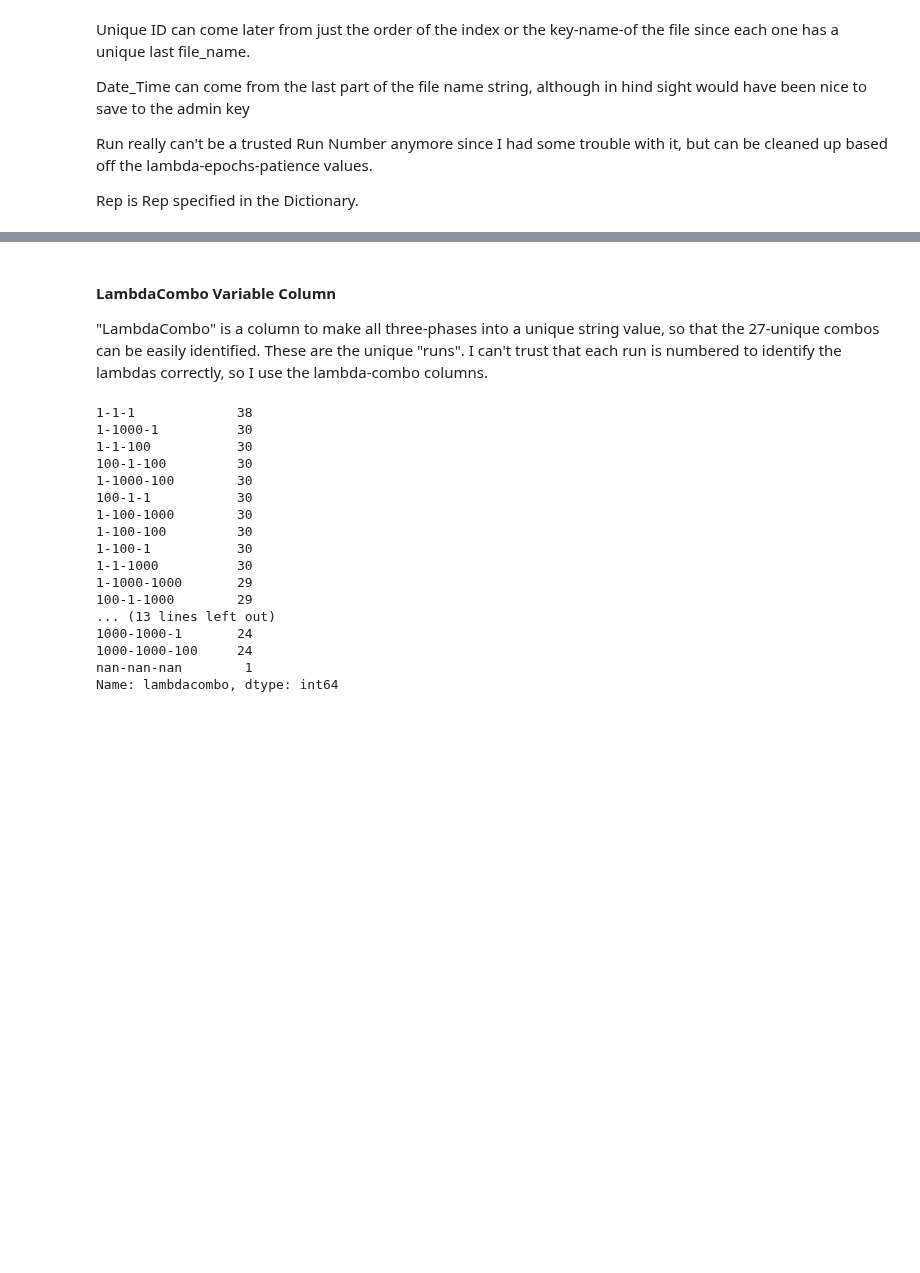
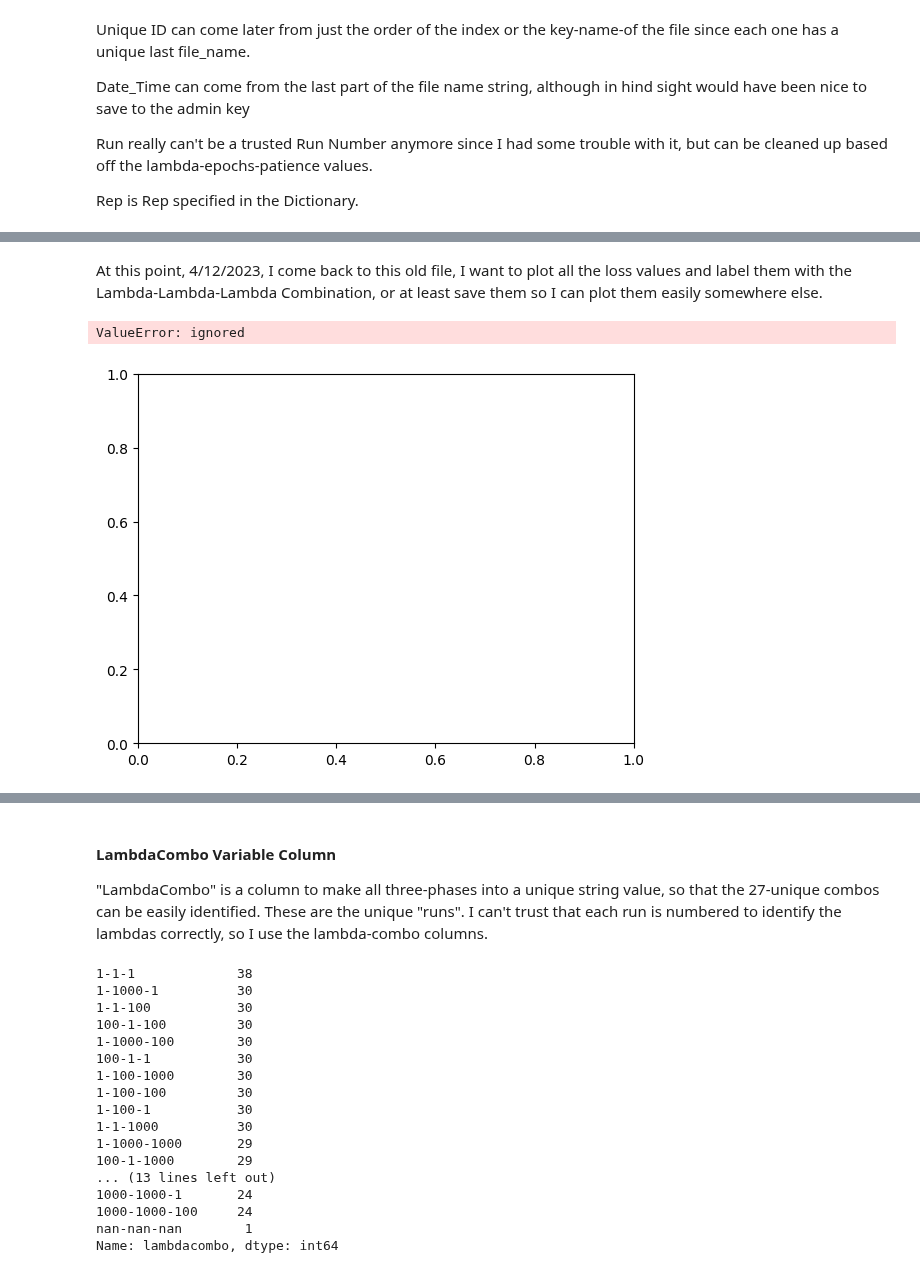
Before and after one commit to RachelRamirez/misclassification_matrix, a Jupyter notebook: Load_and_Analyze_Results_of_pkl_files.ipynb, the cells around one changed output, grey strips where cells are left out. Drawn from its saved outputs; the diff is of its cells as text; code cells hidden in the pictures; blank space fills up the shorter version.

Commit message:
trying to plot the train and val loss/acc from all the different files for insights

```diff
--- a/Load_and_Analyze_Results_of_pkl_files.ipynb
+++ b/Load_and_Analyze_Results_of_pkl_files.ipynb
@@ -16,11 +16,13 @@ import numpy as np
 # files will be present in "/content/drive/My Drive".
 # !ls "/content/drive/My Drive/Con3"
 
-path = "/content/drive/MyDrive/Con3/"
+path = "/content/drive/MyDrive/Con3/PreExperiment_PA_Shfl_40D_Lambda1_Lambda2_Lambda3/"
 
 # file_name = "delete_later.pkl"
 
 import pickle
+import numpy as np
+import pandas as pd
 
 import os
 
@@ -212,4 +212,6 @@ for row in range(0,len(data_transpose)):
 
 data = data.drop(columns=['filename', '3ConfusionMatrices', 'First', 'Second', 'Third'])
 
-data.loc[data.astype(str).drop_duplicates().index]
+data = data.loc[data.astype(str).drop_duplicates().index]
+
+data = data.loc[data.dropna().index]
@@ -230,3 +234,44 @@ data.loc[data.astype(str).drop_duplicates().index]
+# %% [markdown]
+At this point, 4/12/2023, I come back to this old file, I want to plot all the loss values and label them with the Lambda-Lambda-Lambda Combination, or at least save them so I can plot them easily somewhere else.
+# %%
+import matplotlib.pyplot as plt
+
+
+train_loss = data['loss']
+valid_loss = data['val_loss']
+lambda1_value = data['lambda1']
+x_axis = range(1, len(train_loss))
+
+
+for i in range(1, len(train_loss)):
+  plt.scatter(x_axis, train_loss[i], c=lambda1_value[i], cmap='viridis', label='Training Loss')
+  plt.scatter(x_axis, valid_loss[i], c=lambda1_value[i], cmap='viridis',  label='Validation Loss', linestyle=':')
+
+
+# plt.legend()
+plt.xlabel('Epochs')
+plt.ylabel('Loss')
+plt.title('Train and Validation Loss vs Epochs')
+plt.show()
+
+train_acc = data['categorical_accuracy']
+valid_acc = data['val_categorical_accuracy']
+
+
+
+for i in range(len(train_loss)):
+  plt.plot(train_acc[i], c=lambda1_value[i], label='Training Loss')
+  plt.plot(valid_acc[i],  c=lambda1_value[i], label='Validation Loss')
+
+
+# plt.legend()
+plt.xlabel('Epochs')
+plt.ylabel('Accuracy')
+plt.title('Train and Validation Accuracy vs Epochs')
+plt.show()
+# %% [output]
+ValueError: ignored
+[figure, added]
 # %%
 data_to_save = pd.DataFrame()
 data_to_save = data[['lambda1',	'lambda2',	'lambda3',	'epochs1',	'epochs2',	'epochs3',	'es1',	'es2',	'es3', '9T_4P_last_value',	'4T_9P_last_value', 'val_categorical_accuracy_last_value']].copy()
```
Also changed, not shown: parts of 3 cells of this notebook.
